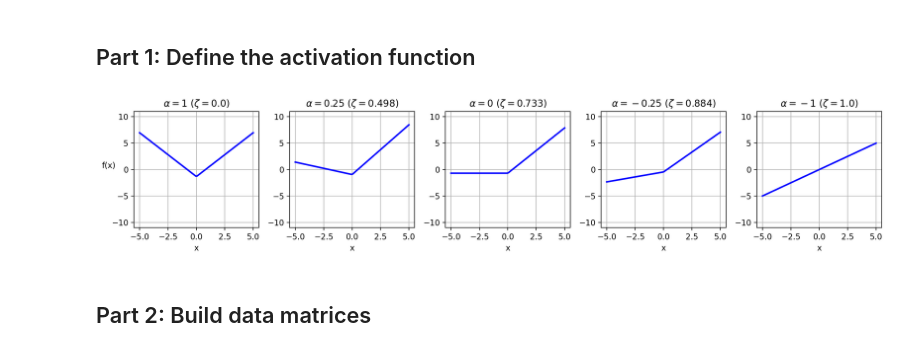
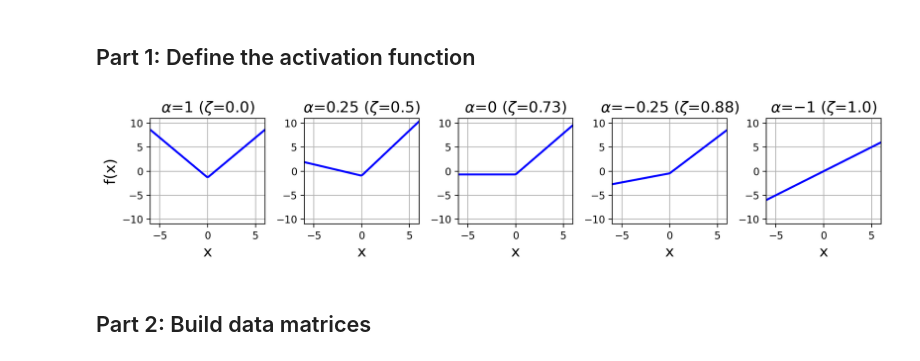
Before and after one commit to sichinaga/amath590-rmt-project, a Jupyter notebook: spectral_density.ipynb, the cells around one changed output. Drawn from its saved outputs; the diff is of its cells as text; code cells hidden in the pictures.

Commit message:
Updates for figure generation

```diff
--- a/spectral_density.ipynb
+++ b/spectral_density.ipynb
@@ -10,34 +9,35 @@ from tqdm import tqdm
 # %%
 def relu(x):
     return np.maximum(x, 0)
 
 def relu_modified(x, alpha):
     scale = np.sqrt(0.5 * (1 + alpha ** 2) - 0.5 * (1 / np.pi) * (1 + alpha) ** 2)
     return (relu(x) + alpha * relu(-x) - (1 + alpha) / np.sqrt(2 * np.pi)) / scale
 
 def compute_zeta(alpha):
     return (1 - alpha) ** 2 / (2 * (1 + alpha ** 2) - (2 / np.pi) * (1 + alpha) ** 2)
 
-plt.figure(figsize=(14, 3), dpi=200)
-x = np.linspace(-5, 5, 100)
+plt.figure(figsize=(11, 2.5), dpi=200)
+x = np.linspace(-7, 7, 100)
 
 for i, alpha in enumerate([1, 0.25, 0, -0.25, -1]):
 
     plt.subplot(1, 5, i + 1)
-    title = "$\\alpha = {}$ $(\\zeta = {})$"
-    plt.title(title.format(alpha, np.round(compute_zeta(alpha), decimals=3)))
+    title = "$\\alpha$=${}$ ($\\zeta$=${}$)"
+    plt.title(title.format(alpha, np.round(compute_zeta(alpha), decimals=2)), fontsize=15)
     plt.plot(x, relu_modified(x, alpha), lw=2, c="b")
+    plt.xlabel("x", fontsize=15)
     plt.ylim([-11, 11])
-    plt.xlabel("x")
+    plt.xlim([-6, 6])
     plt.grid()
 
     if i == 0:
-        plt.ylabel("f(x)", rotation=0)
+        plt.ylabel("f(x)", fontsize=15)
 
 plt.tight_layout()
 plt.show()
 # %% [output]
-[figure, old version]
+[figure, new version]
 # %% [markdown]
 ## Part 2: Build data matrices
 # %%
```
Also changed, not shown: parts of 6 cells of this notebook, 11 other files.
